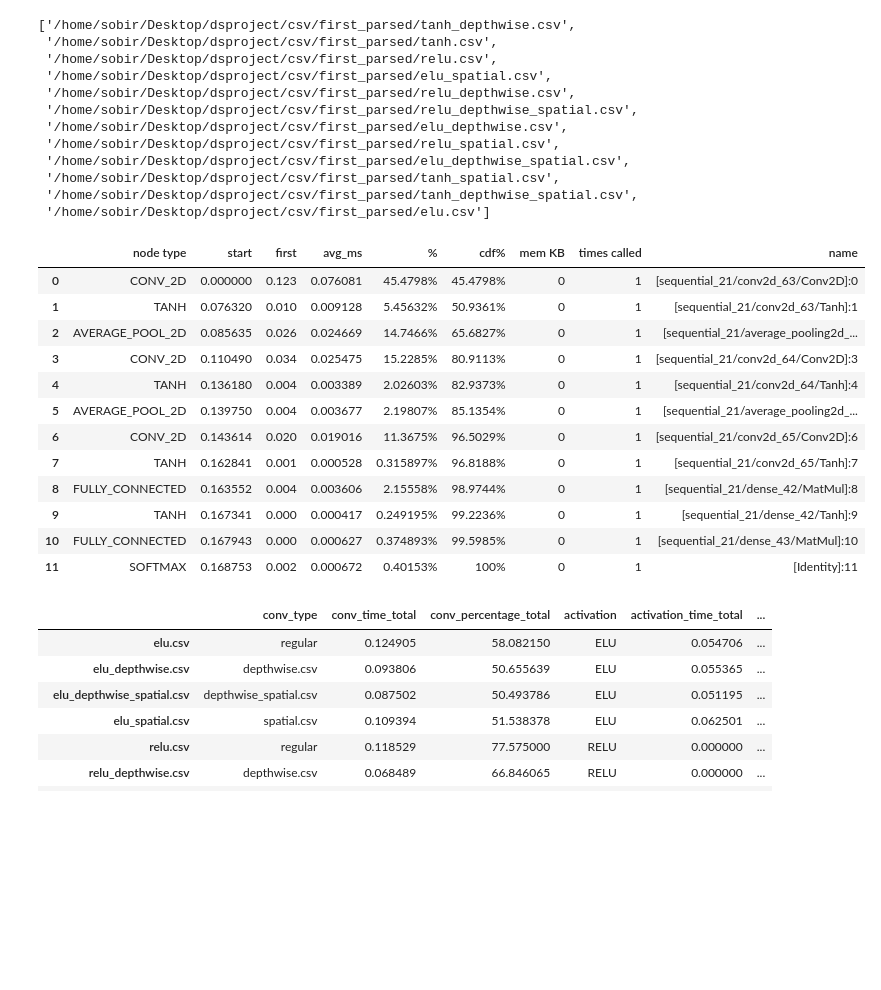
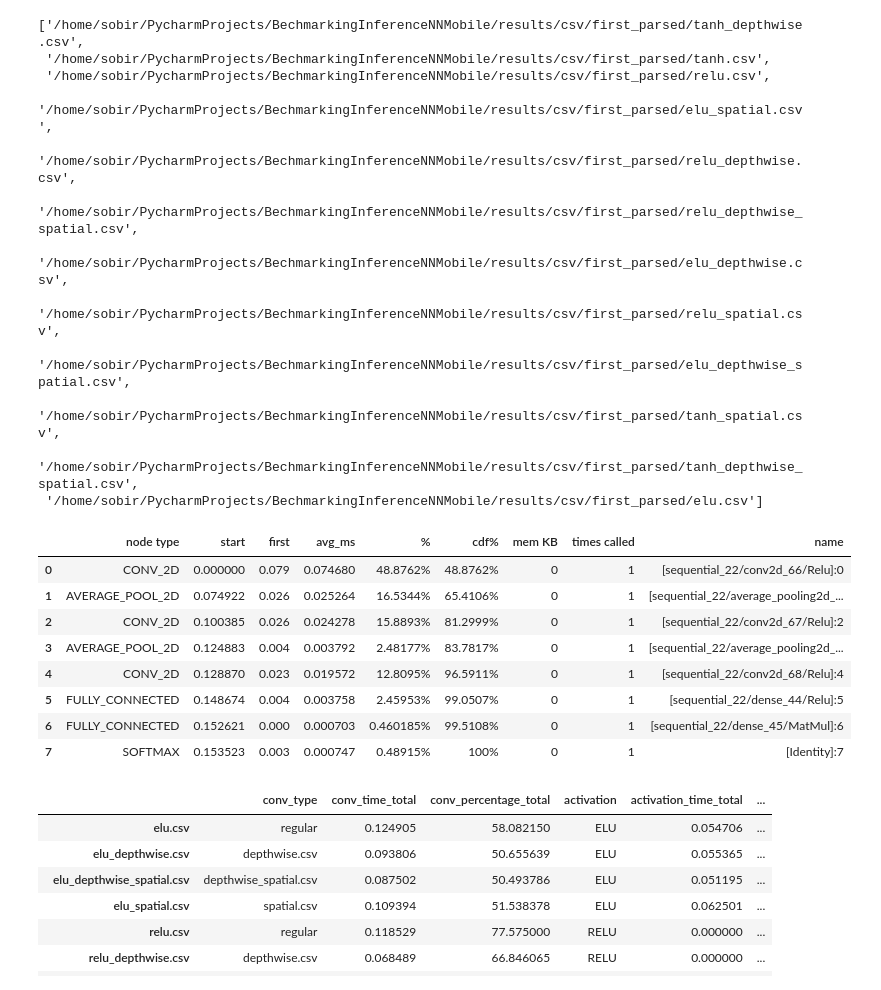
Before and after one commit to sobir-git/BechmarkingInferenceNNMobile, a Jupyter notebook: visualize_results_0.ipynb, the cells around one changed output. Saved outputs shown, nothing was run; the diff lists cells and outputs as text; code cells hidden in the pictures; blank space fills up the shorter version.

```diff
--- a/visualize_results_0.ipynb
+++ b/visualize_results_0.ipynb
@@ -6,39 +6,35 @@ import matplotlib.pyplot as plt
 # %%
 from parse_utils import parse_benchmark_results
 from utils import abs_listdir
-csv_results = abs_listdir('csv/first_parsed')
+csv_results = abs_listdir('results/csv/first_parsed')
 # %%
 csv_results
 # %% [output]
-['/home/sobir/Desktop/dsproject/csv/first_parsed/tanh_depthwise.csv',
- '/home/sobir/Desktop/dsproject/csv/first_parsed/tanh.csv',
- '/home/sobir/Desktop/dsproject/csv/first_parsed/relu.csv',
- '/home/sobir/Desktop/dsproject/csv/first_parsed/elu_spatial.csv',
- '/home/sobir/Desktop/dsproject/csv/first_parsed/relu_depthwise.csv',
- '/home/sobir/Desktop/dsproject/csv/first_parsed/relu_depthwise_spatial.csv',
- '/home/sobir/Desktop/dsproject/csv/first_parsed/elu_depthwise.csv',
- '/home/sobir/Desktop/dsproject/csv/first_parsed/relu_spatial.csv',
- '/home/sobir/Desktop/dsproject/csv/first_parsed/elu_depthwise_spatial.csv',
- '/home/sobir/Desktop/dsproject/csv/first_parsed/tanh_spatial.csv',
- '/home/sobir/Desktop/dsproject/csv/first_parsed/tanh_depthwise_spatial.csv',
- '/home/sobir/Desktop/dsproject/csv/first_parsed/elu.csv']
+['/home/sobir/PycharmProjects/BechmarkingInferenceNNMobile/results/csv/first_parsed/tanh_depthwise.csv',
+ '/home/sobir/PycharmProjects/BechmarkingInferenceNNMobile/results/csv/first_parsed/tanh.csv',
+ '/home/sobir/PycharmProjects/BechmarkingInferenceNNMobile/results/csv/first_parsed/relu.csv',
+ '/home/sobir/PycharmProjects/BechmarkingInferenceNNMobile/results/csv/first_parsed/elu_spatial.csv',
+ '/home/sobir/PycharmProjects/BechmarkingInferenceNNMobile/results/csv/first_parsed/relu_depthwise.csv',
+ '/home/sobir/PycharmProjects/BechmarkingInferenceNNMobile/results/csv/first_parsed/relu_depthwise_spatial.csv',
+ '/home/sobir/PycharmProjects/BechmarkingInferenceNNMobile/results/csv/first_parsed/elu_depthwise.csv',
+ '/home/sobir/PycharmProjects/BechmarkingInferenceNNMobile/results/csv/first_parsed/relu_spatial.csv',
+ '/home/sobir/PycharmProjects/BechmarkingInferenceNNMobile/results/csv/first_parsed/elu_depthwise_spatial.csv',
+ '/home/sobir/PycharmProjects/BechmarkingInferenceNNMobile/results/csv/first_parsed/tanh_spatial.csv',
+ '/home/sobir/PycharmProjects/BechmarkingInferenceNNMobile/results/csv/first_parsed/tanh_depthwise_spatial.csv',
+ '/home/sobir/PycharmProjects/BechmarkingInferenceNNMobile/results/csv/first_parsed/elu.csv']
 # %%
-df = pd.read_csv(csv_results[1])
+df = pd.read_csv(csv_results[2])
 df
 # %% [output]
 |  | node type | start | first | avg_ms | % | cdf% | mem KB | times called | name |
-| 0 | CONV_2D | 0.000000 | 0.123 | 0.076081 | 45.4798% | 45.4798% | 0 | 1 | [sequential_21/conv2d_63/Conv2D]:0 |
-| 1 | TANH | 0.076320 | 0.010 | 0.009128 | 5.45632% | 50.9361% | 0 | 1 | [sequential_21/conv2d_63/Tanh]:1 |
-| 2 | AVERAGE_POOL_2D | 0.085635 | 0.026 | 0.024669 | 14.7466% | 65.6827% | 0 | 1 | [sequential_21/average_pooling2d_... |
-| 3 | CONV_2D | 0.110490 | 0.034 | 0.025475 | 15.2285% | 80.9113% | 0 | 1 | [sequential_21/conv2d_64/Conv2D]:3 |
-| 4 | TANH | 0.136180 | 0.004 | 0.003389 | 2.02603% | 82.9373% | 0 | 1 | [sequential_21/conv2d_64/Tanh]:4 |
-| 5 | AVERAGE_POOL_2D | 0.139750 | 0.004 | 0.003677 | 2.19807% | 85.1354% | 0 | 1 | [sequential_21/average_pooling2d_... |
-| 6 | CONV_2D | 0.143614 | 0.020 | 0.019016 | 11.3675% | 96.5029% | 0 | 1 | [sequential_21/conv2d_65/Conv2D]:6 |
-| 7 | TANH | 0.162841 | 0.001 | 0.000528 | 0.315897% | 96.8188% | 0 | 1 | [sequential_21/conv2d_65/Tanh]:7 |
-| 8 | FULLY_CONNECTED | 0.163552 | 0.004 | 0.003606 | 2.15558% | 98.9744% | 0 | 1 | [sequential_21/dense_42/MatMul]:8 |
-| 9 | TANH | 0.167341 | 0.000 | 0.000417 | 0.249195% | 99.2236% | 0 | 1 | [sequential_21/dense_42/Tanh]:9 |
-| 10 | FULLY_CONNECTED | 0.167943 | 0.000 | 0.000627 | 0.374893% | 99.5985% | 0 | 1 | [sequential_21/dense_43/MatMul]:10 |
-| 11 | SOFTMAX | 0.168753 | 0.002 | 0.000672 | 0.40153% | 100% | 0 | 1 | [Identity]:11 |
+| 0 | CONV_2D | 0.000000 | 0.079 | 0.074680 | 48.8762% | 48.8762% | 0 | 1 | [sequential_22/conv2d_66/Relu]:0 |
+| 1 | AVERAGE_POOL_2D | 0.074922 | 0.026 | 0.025264 | 16.5344% | 65.4106% | 0 | 1 | [sequential_22/average_pooling2d_... |
+| 2 | CONV_2D | 0.100385 | 0.026 | 0.024278 | 15.8893% | 81.2999% | 0 | 1 | [sequential_22/conv2d_67/Relu]:2 |
+| 3 | AVERAGE_POOL_2D | 0.124883 | 0.004 | 0.003792 | 2.48177% | 83.7817% | 0 | 1 | [sequential_22/average_pooling2d_... |
+| 4 | CONV_2D | 0.128870 | 0.023 | 0.019572 | 12.8095% | 96.5911% | 0 | 1 | [sequential_22/conv2d_68/Relu]:4 |
+| 5 | FULLY_CONNECTED | 0.148674 | 0.004 | 0.003758 | 2.45953% | 99.0507% | 0 | 1 | [sequential_22/dense_44/Relu]:5 |
+| 6 | FULLY_CONNECTED | 0.152621 | 0.000 | 0.000703 | 0.460185% | 99.5108% | 0 | 1 | [sequential_22/dense_45/MatMul]:6 |
+| 7 | SOFTMAX | 0.153523 | 0.003 | 0.000747 | 0.48915% | 100% | 0 | 1 | [Identity]:7 |
 # %%
 dfs = {os.path.split(r)[1] : pd.read_csv(r) for r in csv_results}
 conv_time_total = {}
```
Also changed, not shown: parts of 2 cells of this notebook.
